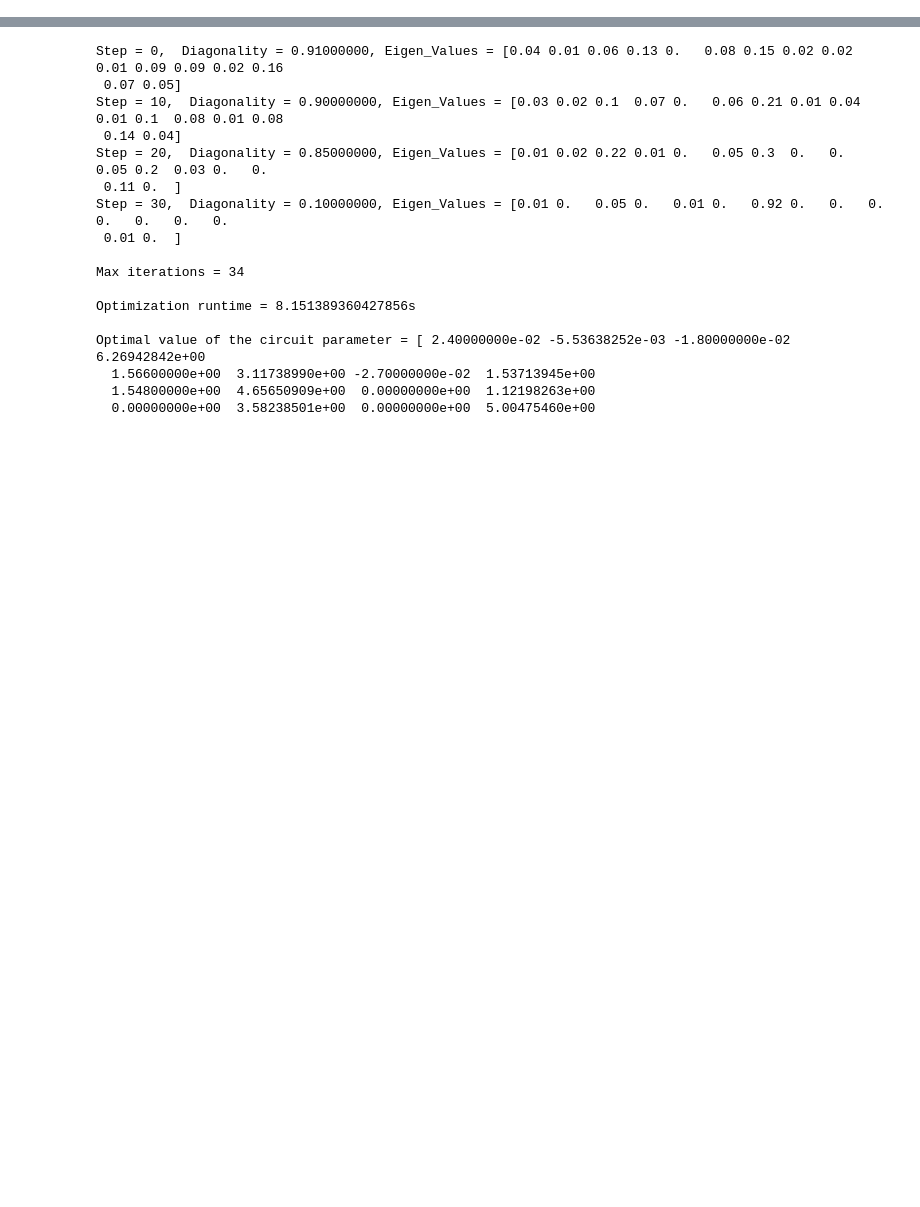
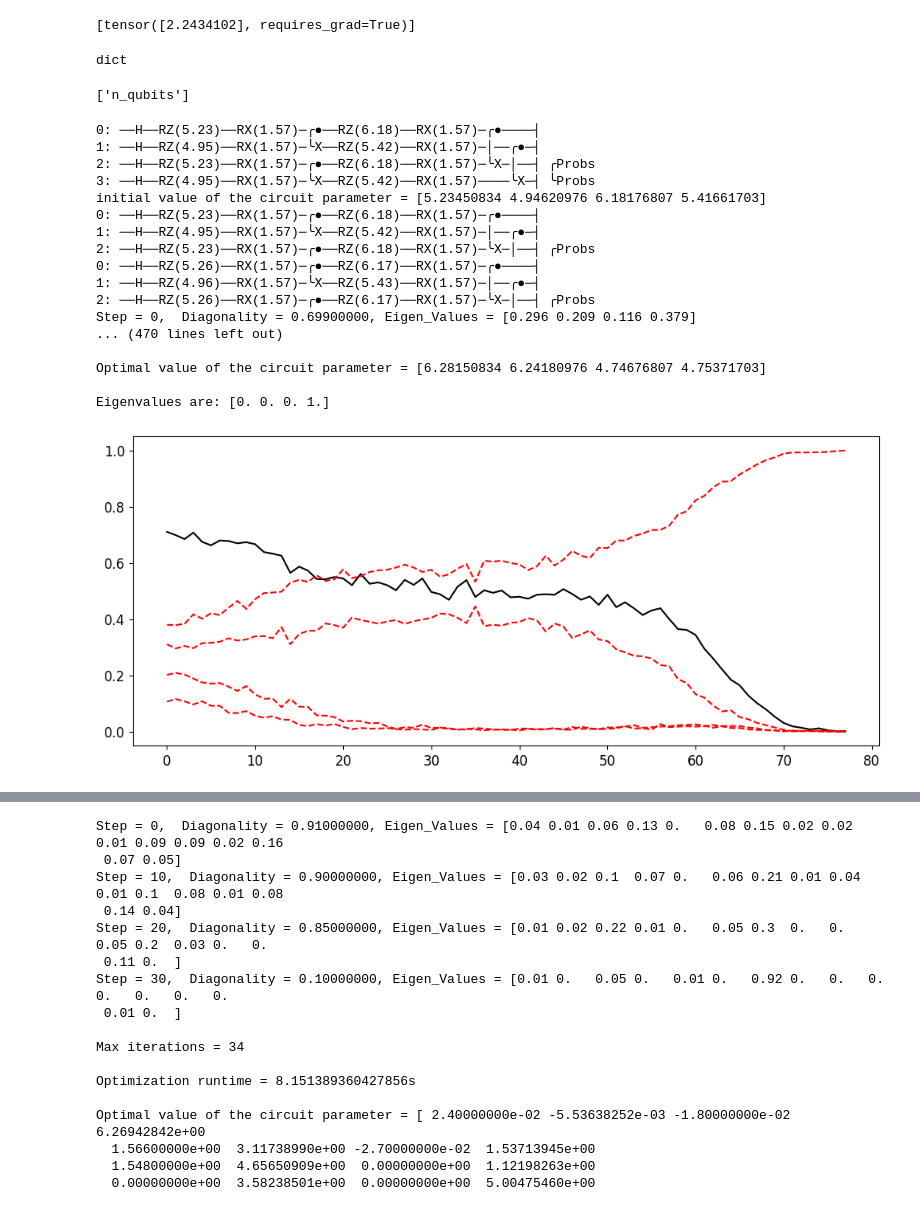
Before and after one commit to JoanArrow/VQA-Benchmarking-Project, a Jupyter notebook: VQSD/VQSD_inhouseansatz.ipynb, the cells around one changed output, grey strips where cells are left out. Saved outputs shown, nothing was run; the diff lists cells and outputs as text; code cells hidden in the pictures; blank space fills up the shorter version.

```diff
--- a/VQSD/VQSD_inhouseansatz.ipynb
+++ b/VQSD/VQSD_inhouseansatz.ipynb
@@ -259,0 +306,15 @@ class VQSD(VQA):
+# %%
+qubits = 1
+theta = 0
+angle = []
+t = []
+d = 1
+L = qubits + 2*(qubits - 1)*d
+for i in range(L):
+    #t.append(0)
+    t.append(2*(np.pi)*(np.random.uniform()))
+theta = np.array(t, requires_grad=True)
+angle = [theta]
+angle
+# %% [output]
+[tensor([2.2434102], requires_grad=True)]
@@ -260 +340,31 @@ class VQSD(VQA):
+# %%
+type(data)
+# %% [output]
+dict
+# %%
+list(data)
+# %% [output]
+['n_qubits']
+# %%
+a = VQSD(2, 1000)
+a.opt(0.2)
+# %% [output]
+0: ──H──RZ(5.23)──RX(1.57)─╭●──RZ(6.18)──RX(1.57)─╭●────┤
+1: ──H──RZ(4.95)──RX(1.57)─╰X──RZ(5.42)──RX(1.57)─│──╭●─┤
+2: ──H──RZ(5.23)──RX(1.57)─╭●──RZ(6.18)──RX(1.57)─╰X─│──┤ ╭Probs
+3: ──H──RZ(4.95)──RX(1.57)─╰X──RZ(5.42)──RX(1.57)────╰X─┤ ╰Probs
+initial value of the circuit parameter = [5.23450834 4.94620976 6.18176807 5.41661703]
+0: ──H──RZ(5.23)──RX(1.57)─╭●──RZ(6.18)──RX(1.57)─╭●────┤
+1: ──H──RZ(4.95)──RX(1.57)─╰X──RZ(5.42)──RX(1.57)─│──╭●─┤
+2: ──H──RZ(5.23)──RX(1.57)─╭●──RZ(6.18)──RX(1.57)─╰X─│──┤ ╭Probs
+0: ──H──RZ(5.26)──RX(1.57)─╭●──RZ(6.17)──RX(1.57)─╭●────┤
+1: ──H──RZ(4.96)──RX(1.57)─╰X──RZ(5.43)──RX(1.57)─│──╭●─┤
+2: ──H──RZ(5.26)──RX(1.57)─╭●──RZ(6.17)──RX(1.57)─╰X─│──┤ ╭Probs
+Step = 0,  Diagonality = 0.69900000, Eigen_Values = [0.296 0.209 0.116 0.379]
+... (470 lines left out)
+
+Optimal value of the circuit parameter = [6.28150834 6.24180976 4.74676807 4.75371703]
+
+Eigenvalues are: [0. 0. 0. 1.]
+[figure, added]
 # %%
```
Also changed, not shown: parts of 11 cells of this notebook, 2 other files.
